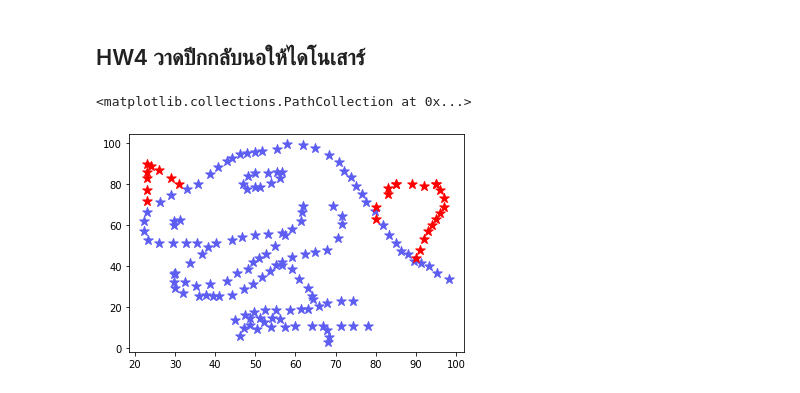
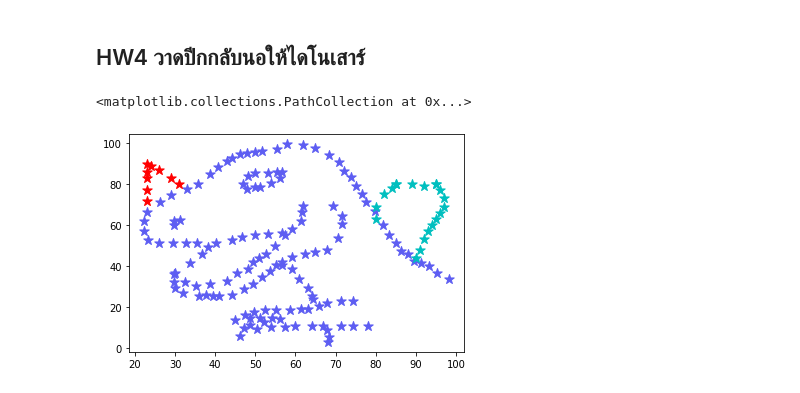
Before and after one commit to tonpiplaifa/KKU_data_mining, a Jupyter notebook: Data102.ipynb, the cells around one changed output. Drawn from its saved outputs; the diff is of its cells as text; code cells hidden in the pictures.

```diff
--- a/Data102.ipynb
+++ b/Data102.ipynb
@@ -139,7 +140,7 @@ plt.scatter([66,42,55],[20,14,80],s=250,alpha=0.6)
 # %%
 plt.scatter(data['x'],data['y'],s=100 ,c='#5d5df2',marker = '*')
 plt.scatter([31,29,26,24,23,23,23,23,23],[80,83,87,89,90,72,77,83,86],s=100,c='r',marker = '*')
-plt.scatter([80,80,85,90,91,92,93,94,95,96,97,95,96,97,95,92,89,83,83,85],[63,69,80,44,48,53,57,60,63,66,69,80,77,73,80,79,80,75,78,80],s=100,c='r',marker = '*')
+plt.scatter([80,80,85,90,91,92,93,94,95,96,97,95,96,97,95,92,89,82,84,85],[63,69,80,44,48,53,57,60,63,66,69,80,77,73,80,79,80,75,78,80],s=100,c='c',marker = '*')
 # %% [output]
 <matplotlib.collections.PathCollection at 0x...>
-[figure, old version]
+[figure, new version]
```
Also changed, not shown: parts of 23 cells of this notebook.
